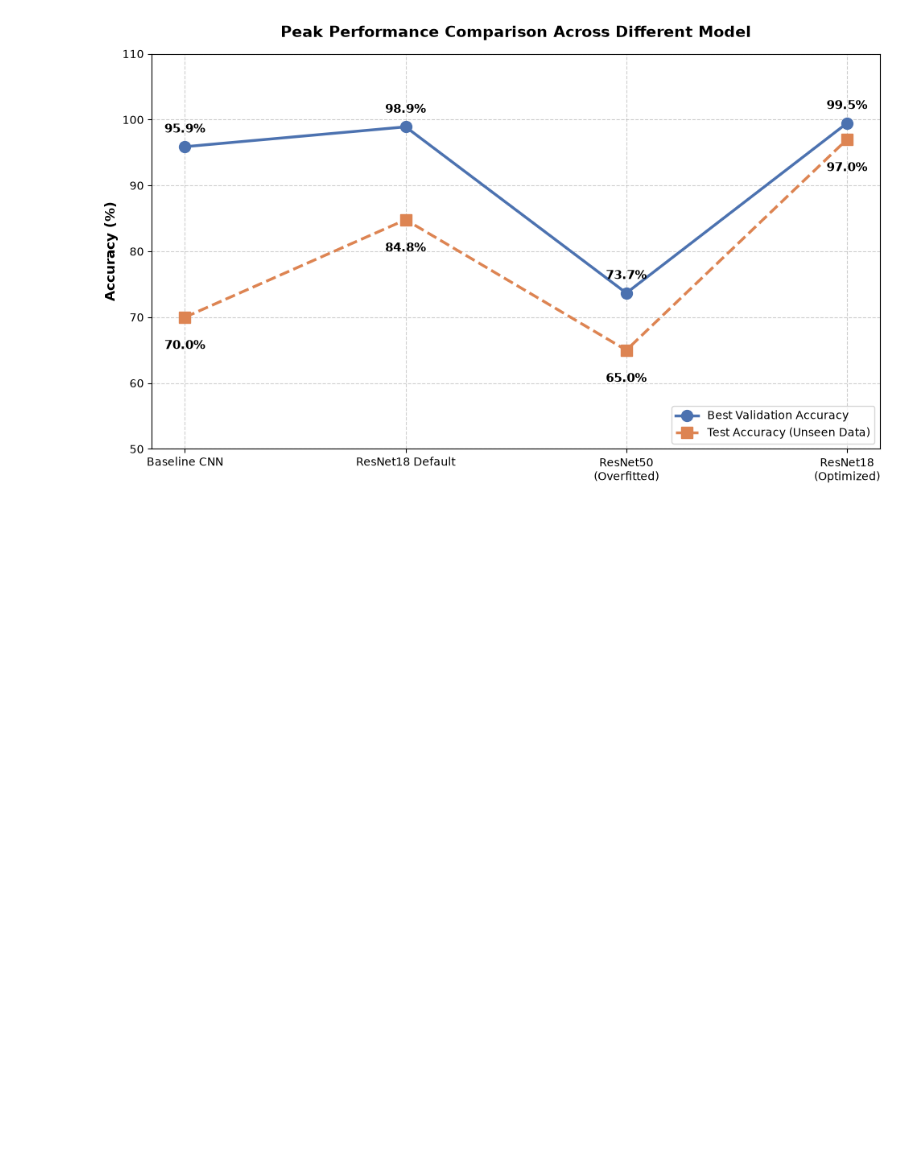
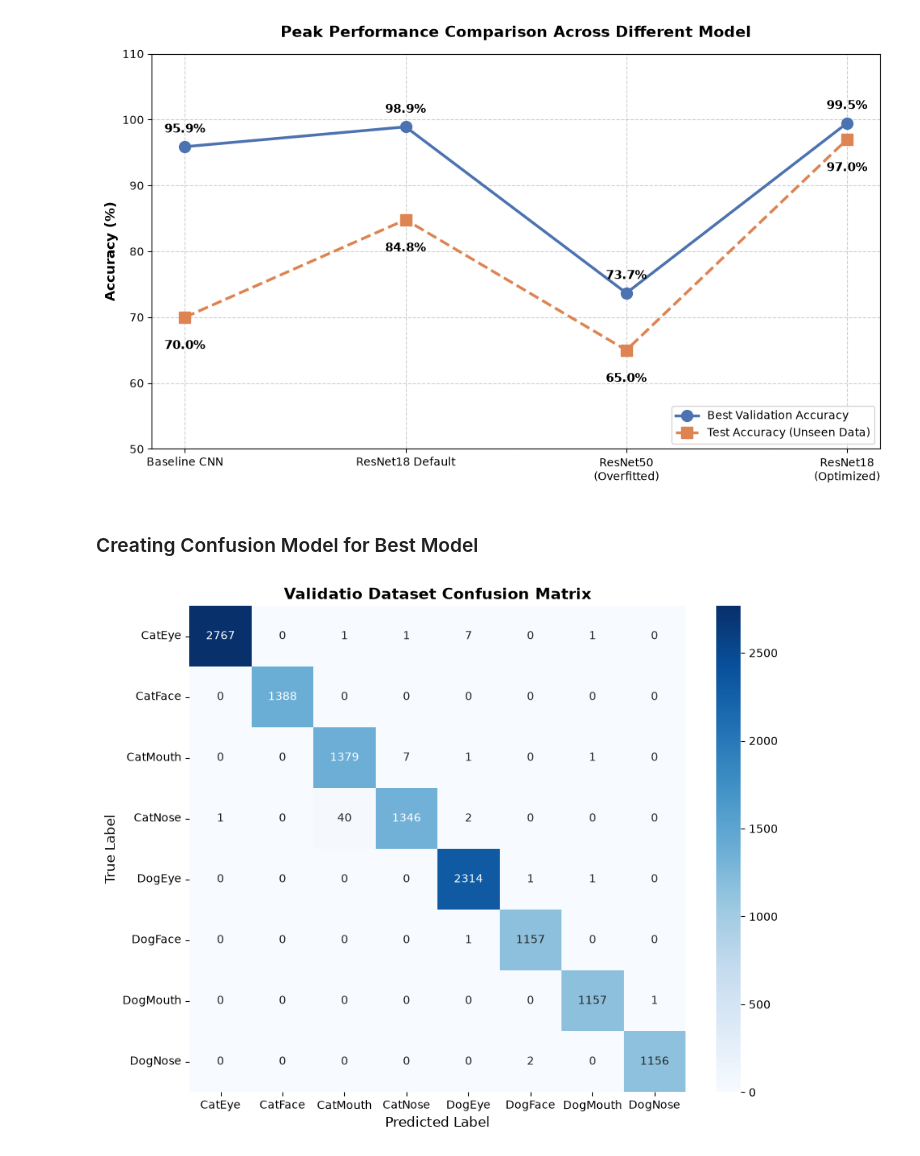
Before and after one commit to AjBhIn/enge707_kaggleproject, a Jupyter notebook: creatingdiagram.ipynb, the cells around one changed output. Drawn from its saved outputs; the diff is of its cells as text; code cells hidden in the pictures; blank space fills up the shorter version.

Commit message:
Created Confusion Matrxi

```diff
--- a/creatingdiagram.ipynb
+++ b/creatingdiagram.ipynb
@@ -135,3 +135,58 @@ def plot_best_scores():
 plot_best_scores()
 # %% [output]
 [figure]
+# %% [markdown]
+### Creating Confusion Model for Best Model
+# %%
+import torch
+from sklearn.metrics import confusion_matrix
+import seaborn as sns
+import matplotlib.pyplot as plt
+from datacleaner_v2 import build_training_dataloaders
+
+
+# Ensure model is in evaluation mode
+from transfermodel import TransferResNet
+
+train_loader, val_loader = build_training_dataloaders(
+    csv_path='./raw_data/train_labels_strId.csv',
+    img_dir='./raw_data/train/train',
+    batch_size=32
+)
+
+device = torch.device("cuda" if torch.cuda.is_available() else "cpu")
+model = TransferResNet(num_classes=8, freeze_features=False).to(device)
+
+model.load_state_dict(torch.load('./outputs/transfer_model_v4_phase2.pth', map_location=device))
+model.to(device)
+model.eval()
+
+y_true = []
+y_pred = []
+
+# Disable gradient calculation for inference
+with torch.no_grad():
+    for images, labels in val_loader:
+        images = images.to(device)
+        labels = labels.to(device)
+
+        outputs = model(images)
+        _, predicted = torch.max(outputs, 1)
+
+        y_true.extend(labels.cpu().numpy())
+        y_pred.extend(predicted.cpu().numpy())
+
+# Generate the actual confusion matrix
+cm = confusion_matrix(y_true, y_pred)
+classes = ['CatEye', 'CatFace', 'CatMouth', 'CatNose', 'DogEye', 'DogFace', 'DogMouth', 'DogNose']
+
+# Plot the authentic matrix
+plt.figure(figsize=(9, 7))
+sns.heatmap(cm, annot=True, fmt='d', cmap='Blues', xticklabels=classes, yticklabels=classes)
+plt.title('Validation Dataset Confusion Matrix', fontsize=14, weight='bold')
+plt.xlabel('Predicted Label', fontsize=12)
+plt.ylabel('True Label', fontsize=12)
+plt.tight_layout()
+plt.show()
+# %% [output]
+[figure, added]
```
Also changed, not shown: parts of 1 cell of this notebook.
